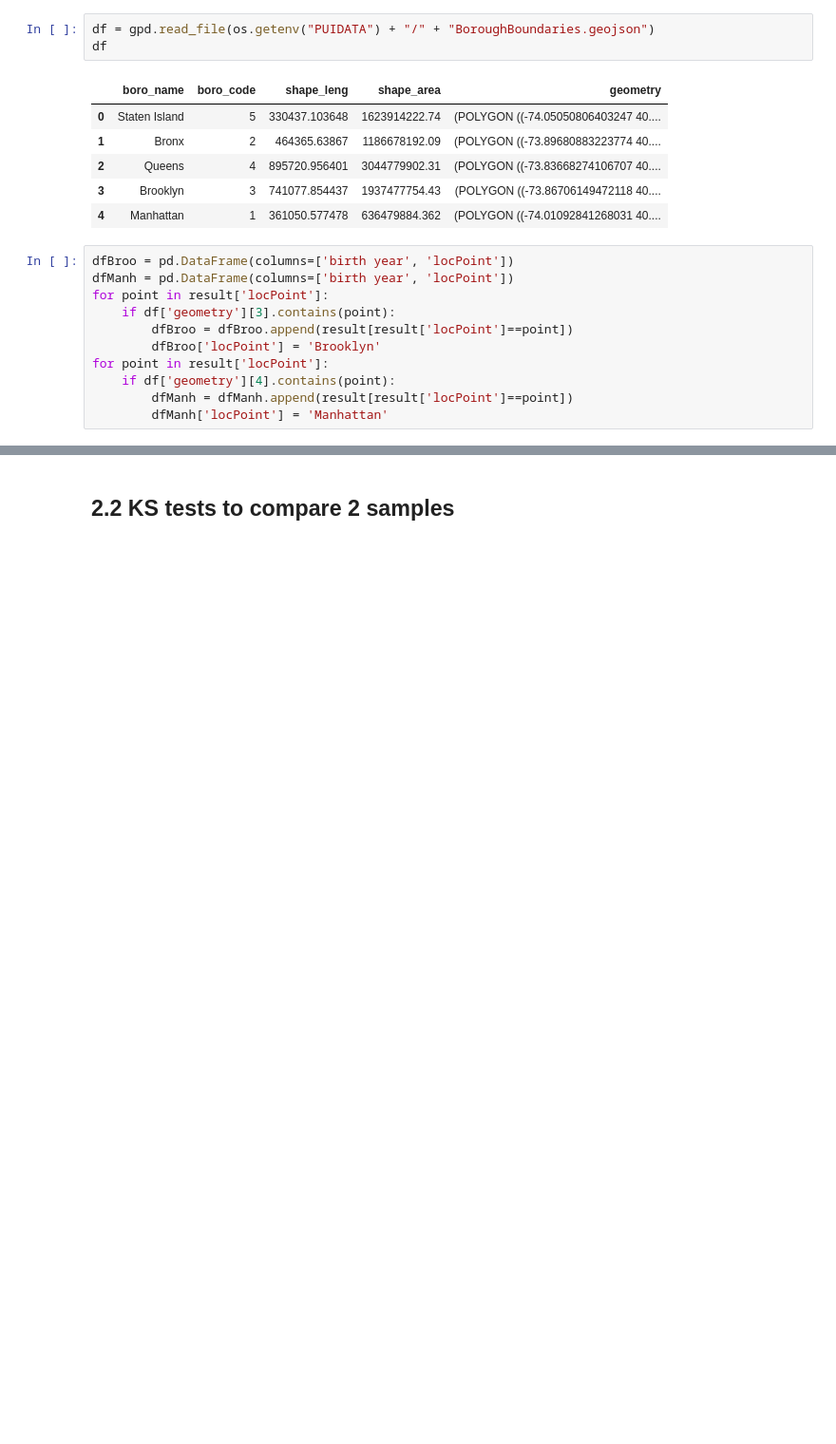
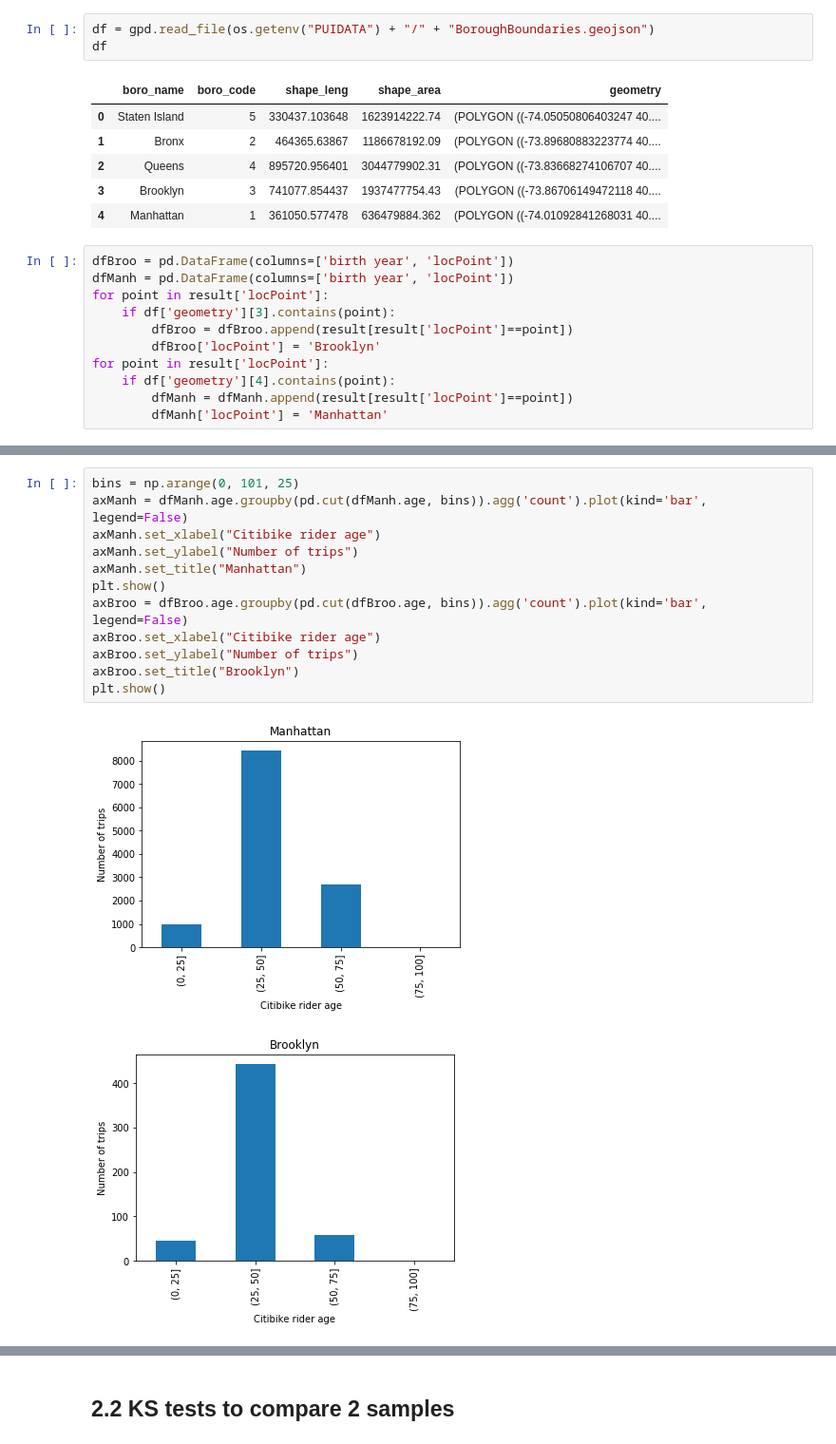
Before and after one commit to sebscho/PUI2017_lz1714, a Jupyter notebook: HW4_lz1714/Assignment4.ipynb, the cells around one changed output, grey strips where cells are left out. Shown at 95% size. Saved outputs shown, nothing was run; the diff lists cells and outputs as text; blank space fills up the shorter version.

```diff
--- a/HW4_lz1714/Assignment4.ipynb
+++ b/HW4_lz1714/Assignment4.ipynb
@@ -400,0 +404,15 @@ dtype: int64
+# %%
+bins = np.arange(0, 101, 25)
+axManh = dfManh.age.groupby(pd.cut(dfManh.age, bins)).agg('count').plot(kind='bar', legend=False)
+axManh.set_xlabel("Citibike rider age")
+axManh.set_ylabel("Number of trips")
+axManh.set_title("Manhattan")
+plt.show()
+axBroo = dfBroo.age.groupby(pd.cut(dfBroo.age, bins)).agg('count').plot(kind='bar', legend=False)
+axBroo.set_xlabel("Citibike rider age")
+axBroo.set_ylabel("Number of trips")
+axBroo.set_title("Brooklyn")
+plt.show()
+# %% [output]
+[figure, added]
+[figure, added]
```
Also changed, not shown: parts of 15 cells of this notebook.
